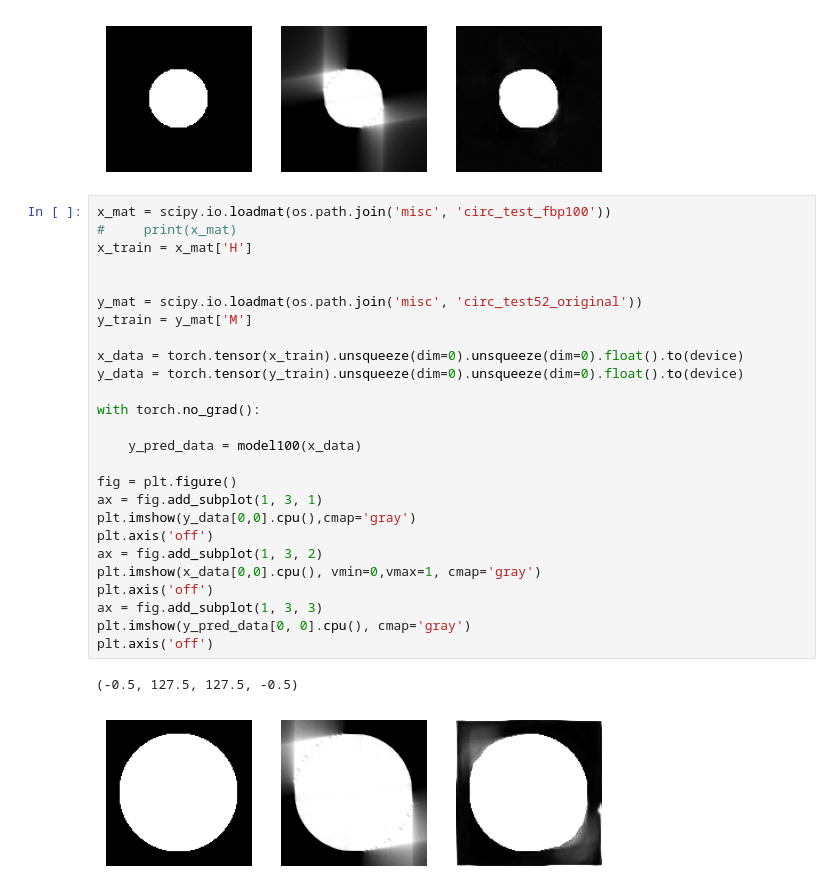
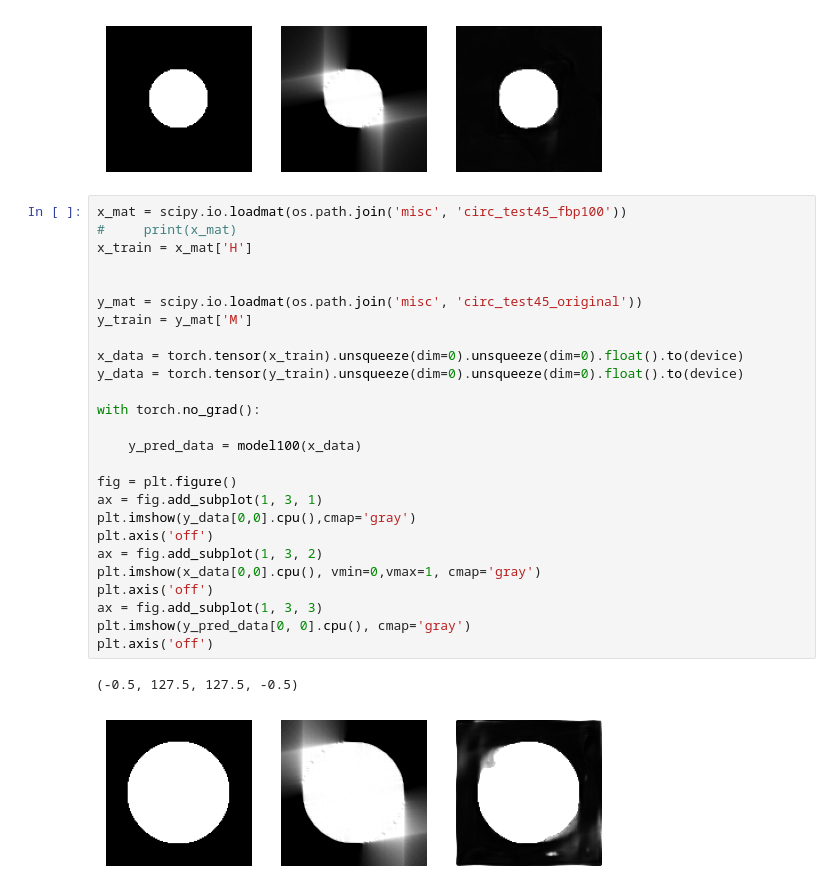
Before and after one commit to lowrank/robustness-limited-angle-tomography, a Jupyter notebook: experiments/examples.ipynb, the cells around one changed output. Drawn from its saved outputs; the diff is of its cells as text.

```diff
--- a/experiments/examples.ipynb
+++ b/experiments/examples.ipynb
@@ -449,31 +449,31 @@ plt.axis('off')
 (-0.5, 127.5, 127.5, -0.5)
 [figure]
 # %%
-x_mat = scipy.io.loadmat(os.path.join('misc', 'circ_test_fbp100'))
+x_mat = scipy.io.loadmat(os.path.join('misc', 'circ_test45_fbp100'))
 #     print(x_mat)
 x_train = x_mat['H']
 
 
-y_mat = scipy.io.loadmat(os.path.join('misc', 'circ_test52_original'))
+y_mat = scipy.io.loadmat(os.path.join('misc', 'circ_test45_original'))
 y_train = y_mat['M']
 
 x_data = torch.tensor(x_train).unsqueeze(dim=0).unsqueeze(dim=0).float().to(device)
 y_data = torch.tensor(y_train).unsqueeze(dim=0).unsqueeze(dim=0).float().to(device)
 
 with torch.no_grad():
 
     y_pred_data = model100(x_data)
 
 fig = plt.figure()
 ax = fig.add_subplot(1, 3, 1)
 plt.imshow(y_data[0,0].cpu(),cmap='gray')
 plt.axis('off')
 ax = fig.add_subplot(1, 3, 2)
 plt.imshow(x_data[0,0].cpu(), vmin=0,vmax=1, cmap='gray')
 plt.axis('off')
 ax = fig.add_subplot(1, 3, 3)
 plt.imshow(y_pred_data[0, 0].cpu(), cmap='gray')
 plt.axis('off')
 # %% [output]
 (-0.5, 127.5, 127.5, -0.5)
-[figure, old version]
+[figure, new version]
```
Also changed, not shown: 12 other files.
